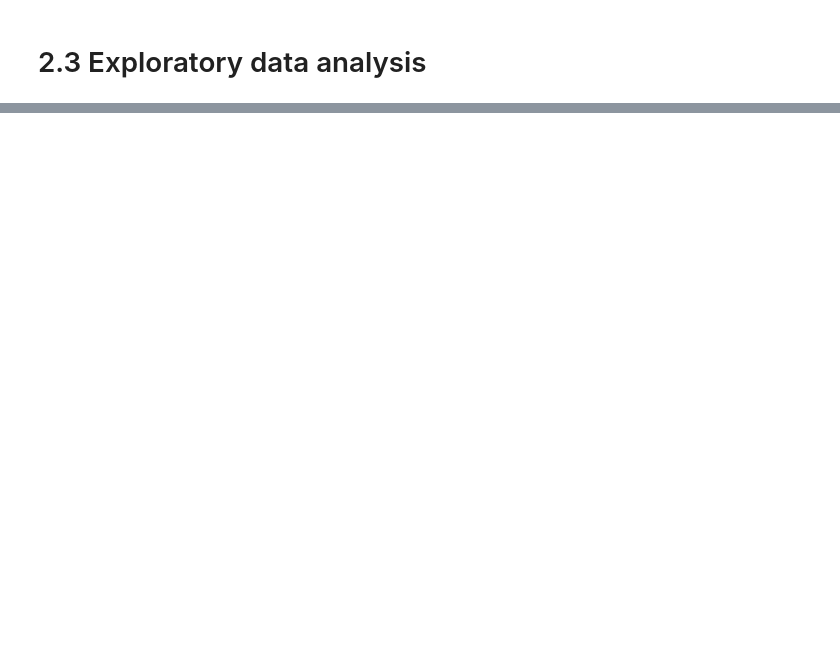
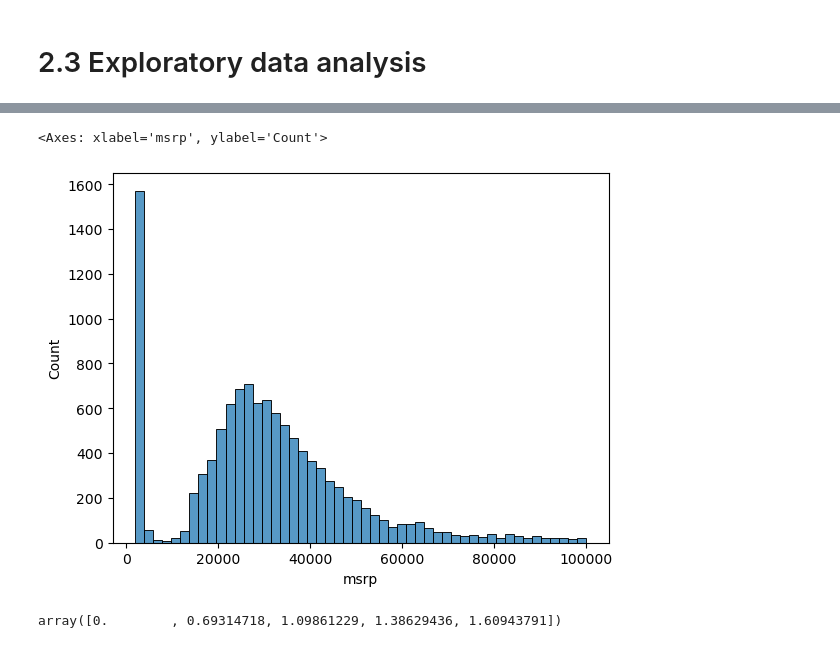
Before and after one commit to jihad-islam/Learning-ML, a Jupyter notebook: ML_ZoomCamp/Module 2/1. carproject_explained.ipynb, the cells around one changed output, grey strips where cells are left out. Cells and saved outputs as stored; diff of their text form; code cells hidden in the pictures; blank space fills up the shorter version.

```diff
--- a/ML_ZoomCamp/Module 2/1. carproject_explained.ipynb
+++ b/ML_ZoomCamp/Module 2/1. carproject_explained.ipynb
@@ -177,0 +172,16 @@ sns.histplot(data=df, x='msrp', bins=50)
+# %%
+# ekhn ami condition diye price range komaya dibo.
+sns.histplot(data = df[df.msrp < 100000], x='msrp', bins=50)
+# %% [output]
+<Axes: xlabel='msrp', ylabel='Count'>
+[figure, added]
+# %%
+# uporer graph theke bujhlam eta right skewed. and linear regression er jonne bell shaped (normal distribution) data dorkar.
+
+# and etar jonne amader log-normal distribution apply korte hobe.
+
+
+
+np.log([1, 2, 3, 4, 5])
+# %% [output]
+array([0.        , 0.69314718, 1.09861229, 1.38629436, 1.60943791])
```
Also changed, not shown: parts of 11 cells of this notebook, 2 other files.
